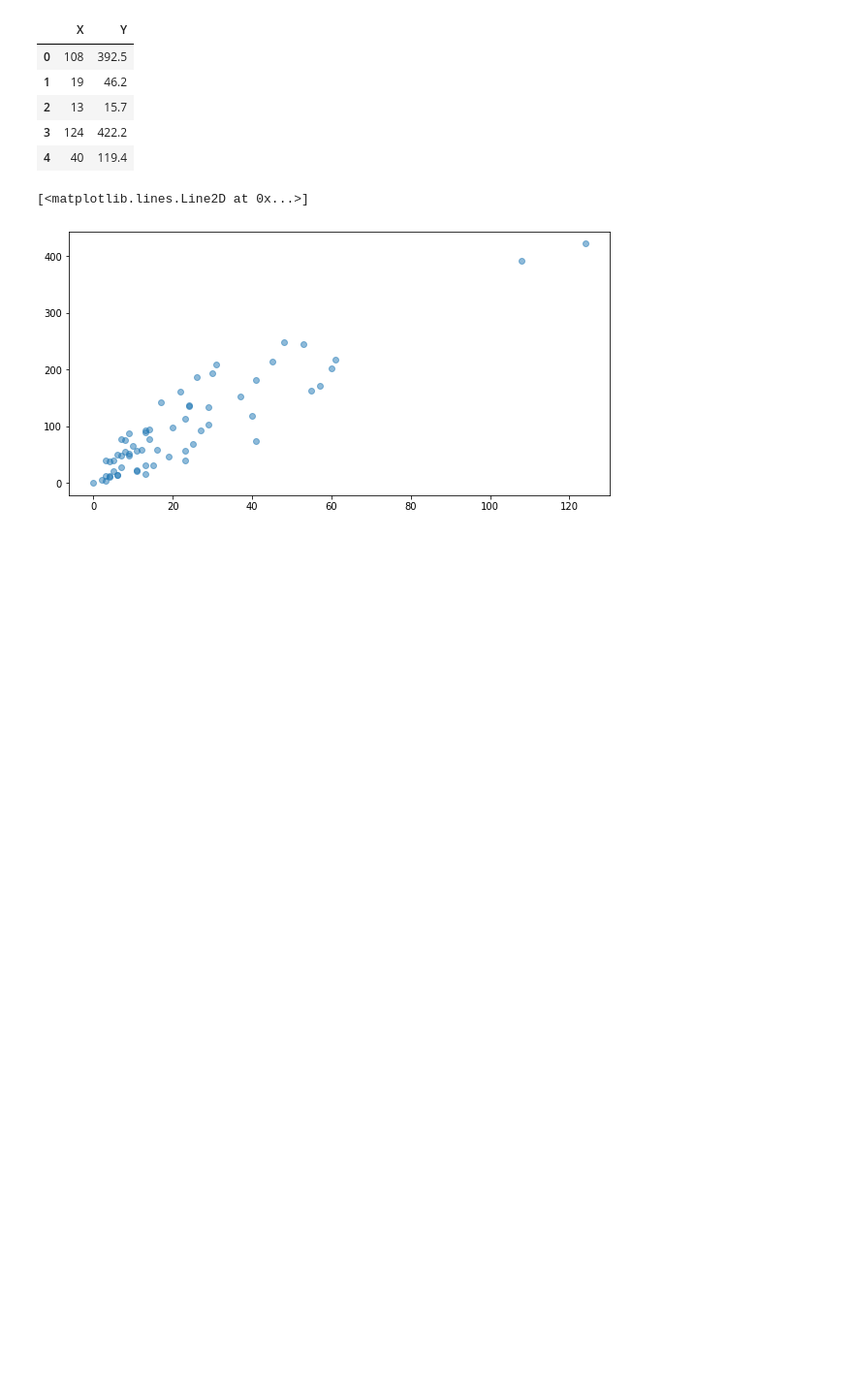
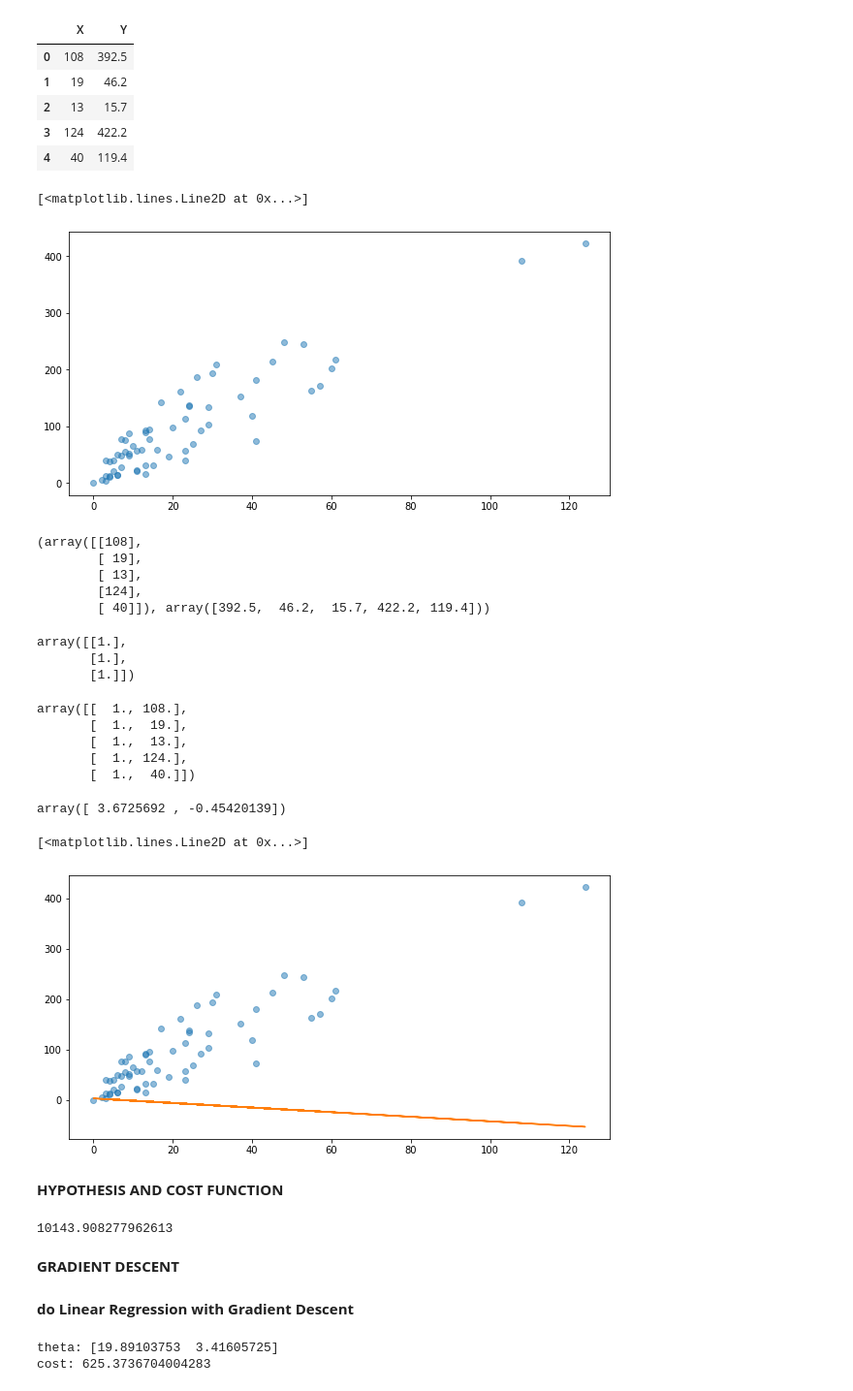
Before and after one commit to YeonKang/Python-for-Machine-Learning, a Jupyter notebook: Lec3_2_Linear_Regression_with_gradient_descent.ipynb, the cells around one changed output. Shown at 97% size. Cells and saved outputs as stored; diff of their text form; code cells hidden in the pictures; blank space fills up the shorter version.

```diff
--- a/Lec3_2_Linear_Regression_with_gradient_descent.ipynb
+++ b/Lec3_2_Linear_Regression_with_gradient_descent.ipynb
@@ -42,3 +42,41 @@ plt.plot(raw_X,y, 'o', alpha=0.5)
 # %% [output]
 [<matplotlib.lines.Line2D at 0x...>]
 [figure]
+# %%
+raw_X[:5], y[:5]
+# %% [output]
+(array([[108],
+        [ 19],
+        [ 13],
+        [124],
+        [ 40]]), array([392.5,  46.2,  15.7, 422.2, 119.4]))
+# %%
+np.ones((len(raw_X),1))[:3]
+# %% [output]
+array([[1.],
+       [1.],
+       [1.]])
+# %%
+X = np.concatenate( (np.ones((len(raw_X),1)), raw_X ), axis=1)
+X[:5]
+# %% [output]
+array([[  1., 108.],
+       [  1.,  19.],
+       [  1.,  13.],
+       [  1., 124.],
+       [  1.,  40.]])
+# %%
+w = np.random.normal((2,1))
+w
+# %% [output]
+array([ 3.6725692 , -0.45420139])
+# %%
+plt.figure(figsize=(10,5))
+y_predict = np.dot(X, w)
+plt.plot(raw_X,y,"o", alpha=0.5)
+plt.plot(raw_X,y_predict)
+# %% [output]
+[<matplotlib.lines.Line2D at 0x...>]
+[figure, added]
+# %% [markdown]
+**HYPOTHESIS AND COST FUNCTION**
@@ -44,0 +88,10 @@ plt.plot(raw_X,y, 'o', alpha=0.5)
+# %%
+def cost_function(h, y):
+    return (1/(2*len(y))) * np.sum((h-y)**2)
+
+h = hypothesis_function(X,w)
+cost_function(h, y)
+# %% [output]
+10143.908277962613
+# %% [markdown]
+**GRADIENT DESCENT**
@@ -44,0 +119,14 @@ plt.plot(raw_X,y, 'o', alpha=0.5)
+# %% [markdown]
+**do Linear Regression with Gradient Descent**
+# %%
+iterations = 10000
+alpha = 0.001
+
+theta, theta_list, cost_list = gradient_descent(X, y, w, alpha, iterations)
+cost = cost_function(hypothesis_function(X, theta), y)
+
+print("theta:", theta)
+print('cost:', cost_function(hypothesis_function(X, theta), y))
+# %% [output]
+theta: [19.89103753  3.41605725]
+cost: 625.3736704004283
```
Also changed, not shown: parts of 11 cells of this notebook.
